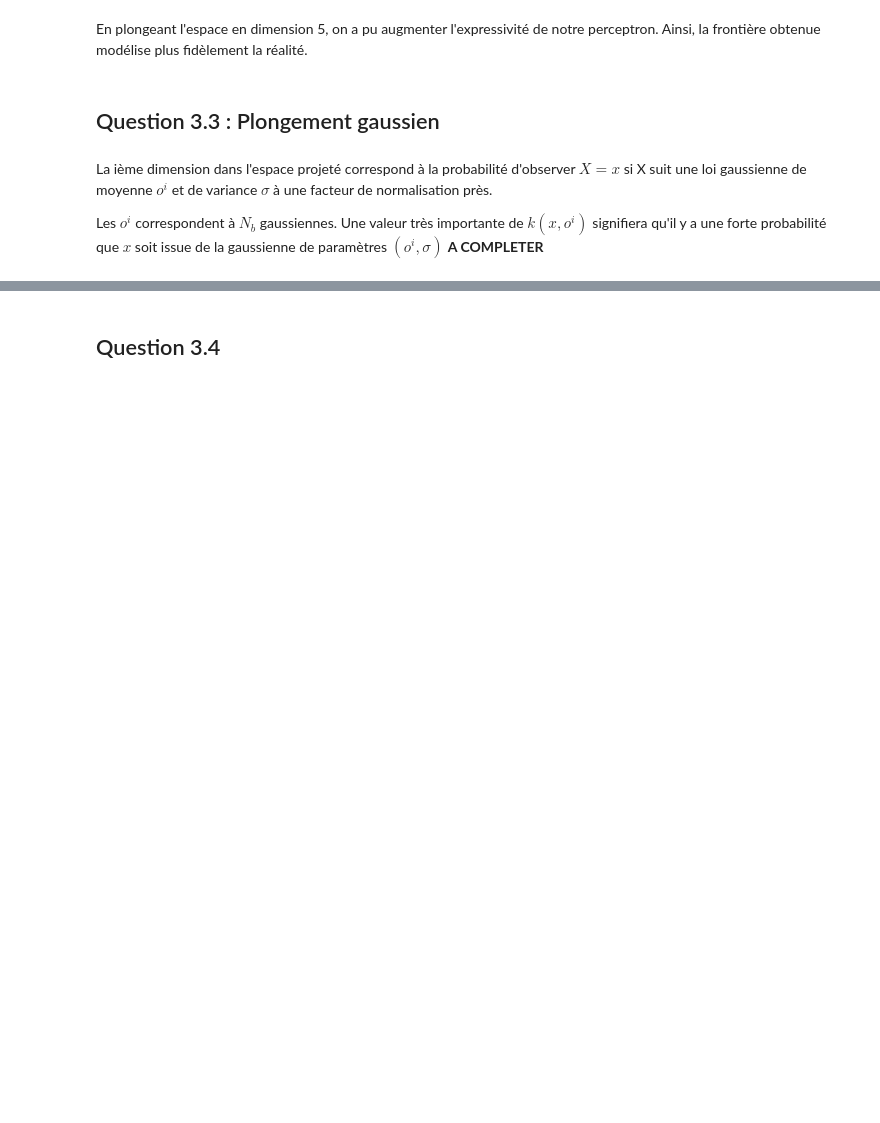
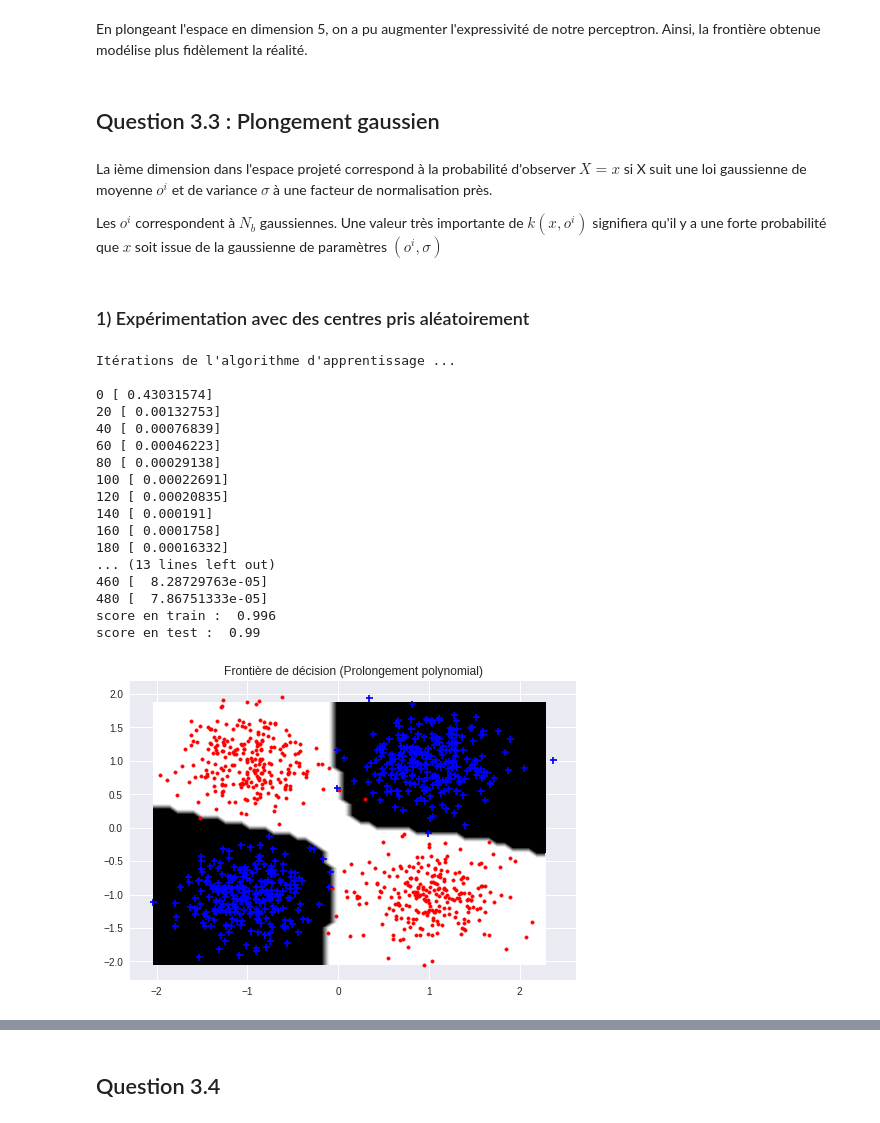
Before and after one commit to PierreBoyeau/perceptron_svm, a Jupyter notebook: TP 4 - Perceptron et SVM.ipynb, the cells around one changed output, grey strips where cells are left out. Cells and saved outputs as stored; diff of their text form; code cells hidden in the pictures; blank space fills up the shorter version.

```diff
--- a/TP 4 - Perceptron et SVM.ipynb
+++ b/TP 4 - Perceptron et SVM.ipynb
@@ -808,7 +720,6 @@ En plongeant l'espace en dimension 5, on a pu augmenter l'expressivité de notre
 La ième dimension dans l'espace projeté correspond à la probabilité d'observer $X=x$ si X suit une loi gaussienne de moyenne $o^i$ et de variance $\sigma$ à une facteur de normalisation près.
 
 Les $o^i$ correspondent à $N_b$ gaussiennes. Une valeur très importante de $k(x, o^i)$ signifiera qu'il y a une forte probabilité que $x$ soit issue de la gaussienne de paramètres $(o^i, \sigma)$
-**A COMPLETER**
 # %%
 def k(x, xp, sigma):
     xp = xp.reshape(-1)
@@ -816,7 +727,7 @@ def k(x, xp, sigma):
     return np.exp(-norm*norm/(2*sigma**2))
 
 
-def gauss(B, x, sigma=1):
+def gauss(x, B, sigma=1):
     """Conventions
     B matrice de taille Nb*d
     x matrice de taille n*d"""
@@ -840,3 +751,38 @@ def B(x, nb=10, mode=1, sigma=1):
         indices = np.random.permutation(indices)
         matb = x[indices[:nb],:] # Question: faut-il modifier x
     return matb
+# %% [markdown]
+### 1) Expérimentation avec des centres pris aléatoirement
+# %%
+B_rand = B(xtrain)
+gauss_rand = lambda x: gauss(x, B_rand)
+
+### Apprentissage
+model= Perceptron(eps=1e-3, max_iter=500, projection=gauss_rand)
+model.fit(xtrain,ytrain)
+print("score en train : ",model.score(xtrain,ytrain))
+print("score en test : ",model.score(xtest,ytest))
+#### Tracer de frontiere
+plt.figure()
+plt.title("Frontière de décision (Prolongement polynomial)")
+plot_frontiere(xtrain,model.predict,50)
+plot_data(xtrain,ytrain)
+# %% [output]
+Itérations de l'algorithme d'apprentissage ...
+
+0 [ 0.43031574]
+20 [ 0.00132753]
+40 [ 0.00076839]
+60 [ 0.00046223]
+80 [ 0.00029138]
+100 [ 0.00022691]
+120 [ 0.00020835]
+140 [ 0.000191]
+160 [ 0.0001758]
+180 [ 0.00016332]
+... (13 lines left out)
+460 [  8.28729763e-05]
+480 [  7.86751333e-05]
+score en train :  0.996
+score en test :  0.99
+[figure, added]
```
Also changed, not shown: parts of 28 cells of this notebook.
